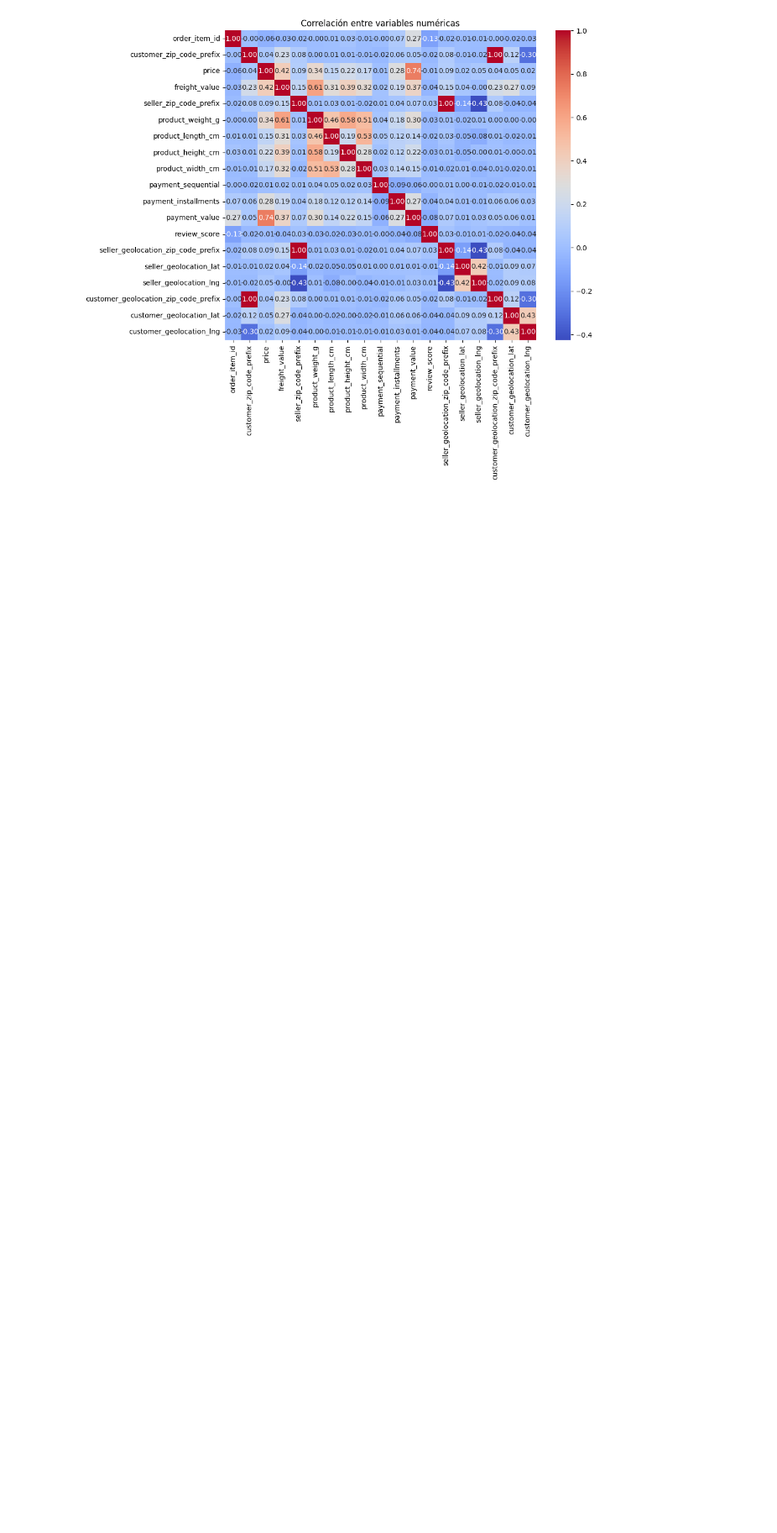
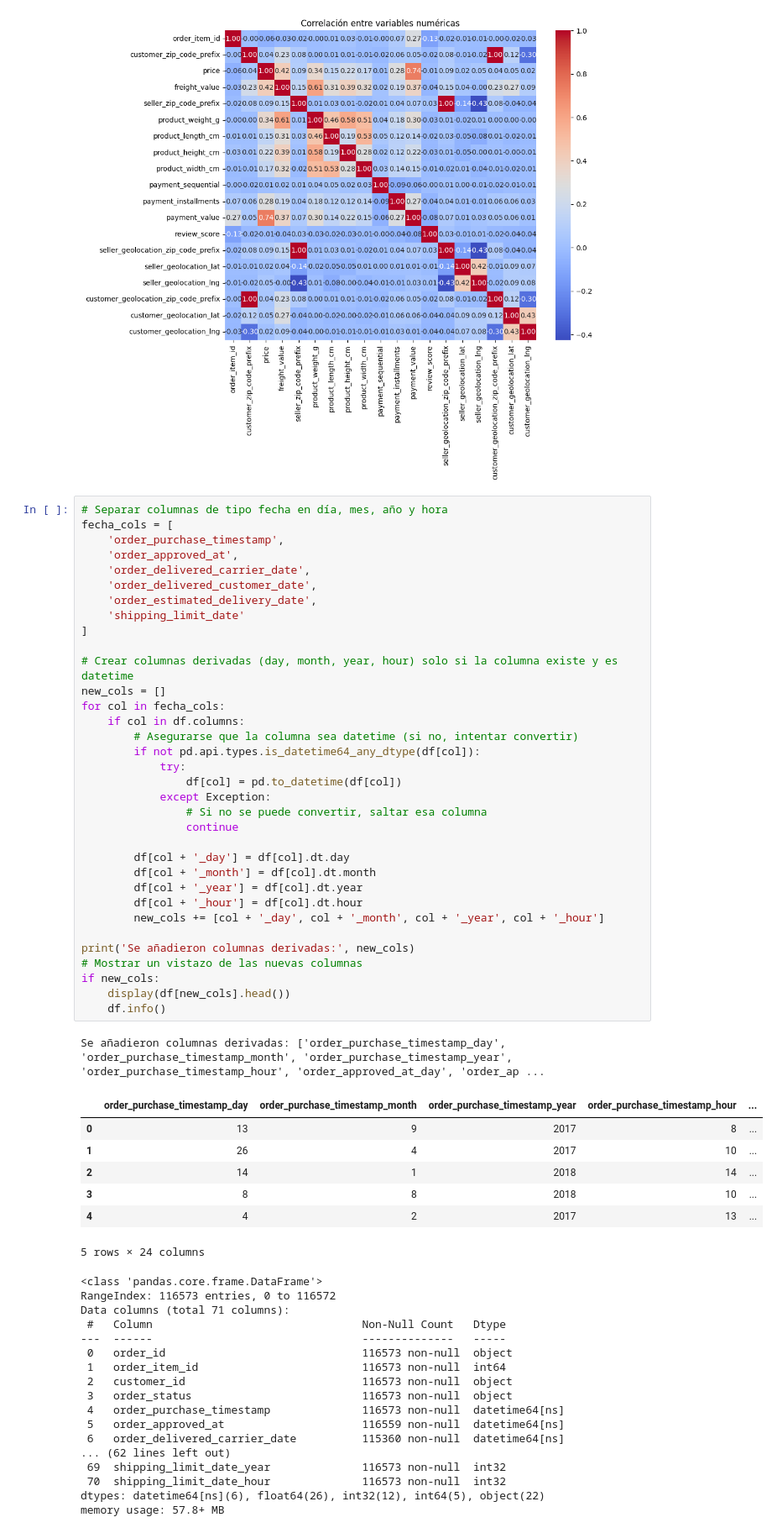
Before and after one commit to esalinassanchez/ml-modelo-olist, a Jupyter notebook: EDA_proyecto_mod13_features.ipynb, the cells around one changed output. Shown at 84% size. Drawn from its saved outputs; the diff is of its cells as text; blank space fills up the shorter version.

```diff
--- a/EDA_proyecto_mod13_features.ipynb
+++ b/EDA_proyecto_mod13_features.ipynb
@@ -146,3 +146,63 @@ plt.title("Correlación entre variables numéricas")
 plt.show()
 # %% [output]
 [figure]
+# %%
+# Separar columnas de tipo fecha en día, mes, año y hora
+fecha_cols = [
+    'order_purchase_timestamp',
+    'order_approved_at',
+    'order_delivered_carrier_date',
+    'order_delivered_customer_date',
+    'order_estimated_delivery_date',
+    'shipping_limit_date'
+]
+
+# Crear columnas derivadas (day, month, year, hour) solo si la columna existe y es datetime
+new_cols = []
+for col in fecha_cols:
+    if col in df.columns:
+        # Asegurarse que la columna sea datetime (si no, intentar convertir)
+        if not pd.api.types.is_datetime64_any_dtype(df[col]):
+            try:
+                df[col] = pd.to_datetime(df[col])
+            except Exception:
+                # Si no se puede convertir, saltar esa columna
+                continue
+
+        df[col + '_day'] = df[col].dt.day
+        df[col + '_month'] = df[col].dt.month
+        df[col + '_year'] = df[col].dt.year
+        df[col + '_hour'] = df[col].dt.hour
+        new_cols += [col + '_day', col + '_month', col + '_year', col + '_hour']
+
+print('Se añadieron columnas derivadas:', new_cols)
+# Mostrar un vistazo de las nuevas columnas
+if new_cols:
+    display(df[new_cols].head())
+    df.info()
+# %% [output]
+Se añadieron columnas derivadas: ['order_purchase_timestamp_day', 'order_purchase_timestamp_month', 'order_purchase_timestamp_year', 'order_purchase_timestamp_hour', 'order_approved_at_day', 'order_ap ...
+|  | order_purchase_timestamp_day | order_purchase_timestamp_month | order_purchase_timestamp_year | order_purchase_timestamp_hour | ... |
+| 0 | 13 | 9 | 2017 | 8 | ... |
+| 1 | 26 | 4 | 2017 | 10 | ... |
+| 2 | 14 | 1 | 2018 | 14 | ... |
+| 3 | 8 | 8 | 2018 | 10 | ... |
+| 4 | 4 | 2 | 2017 | 13 | ... |
+5 rows × 24 columns
+<class 'pandas.core.frame.DataFrame'>
+RangeIndex: 116573 entries, 0 to 116572
+Data columns (total 71 columns):
+ #   Column                                Non-Null Count   Dtype
+---  ------                                --------------   -----
+ 0   order_id                              116573 non-null  object
+ 1   order_item_id                         116573 non-null  int64
+ 2   customer_id                           116573 non-null  object
+ 3   order_status                          116573 non-null  object
+ 4   order_purchase_timestamp              116573 non-null  datetime64[ns]
+ 5   order_approved_at                     116559 non-null  datetime64[ns]
+ 6   order_delivered_carrier_date          115360 non-null  datetime64[ns]
+... (62 lines left out)
+ 69  shipping_limit_date_year              116573 non-null  int32
+ 70  shipping_limit_date_hour              116573 non-null  int32
+dtypes: datetime64[ns](6), float64(26), int32(12), int64(5), object(22)
+memory usage: 57.8+ MB
```
Also changed, not shown: parts of 11 cells of this notebook, 2 other files.
